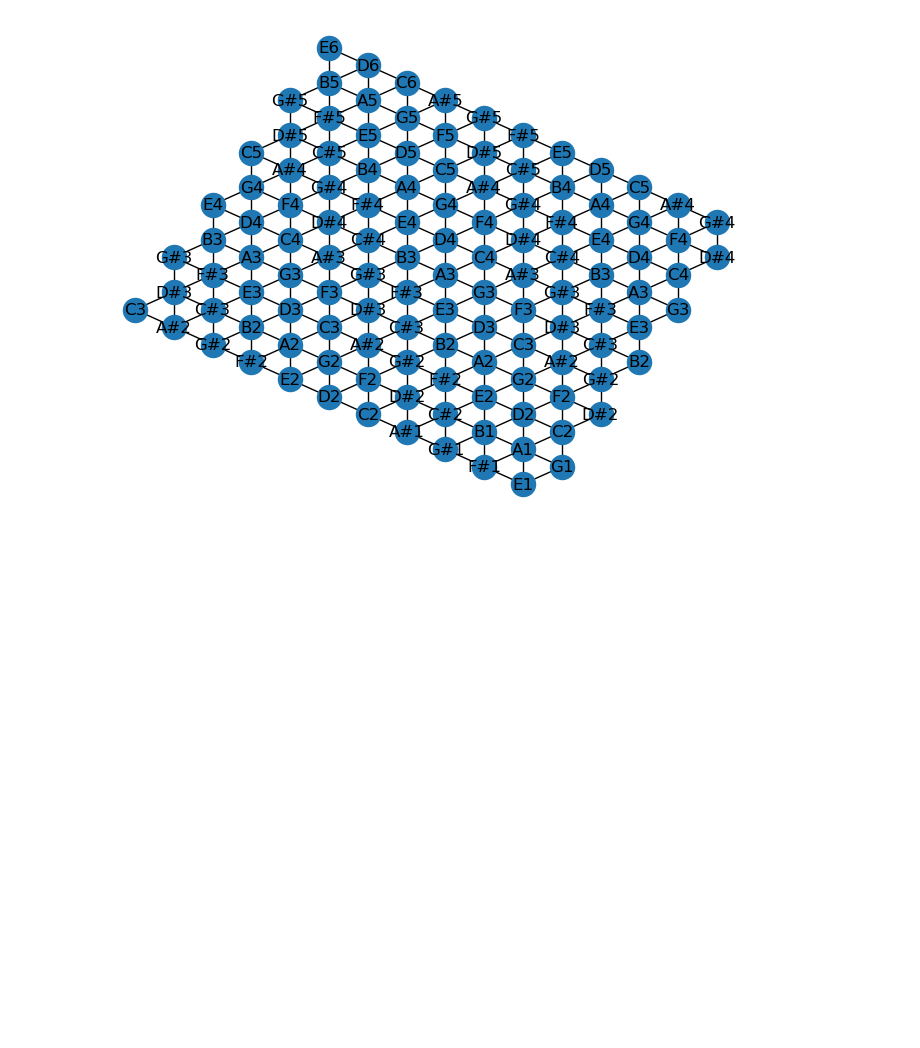
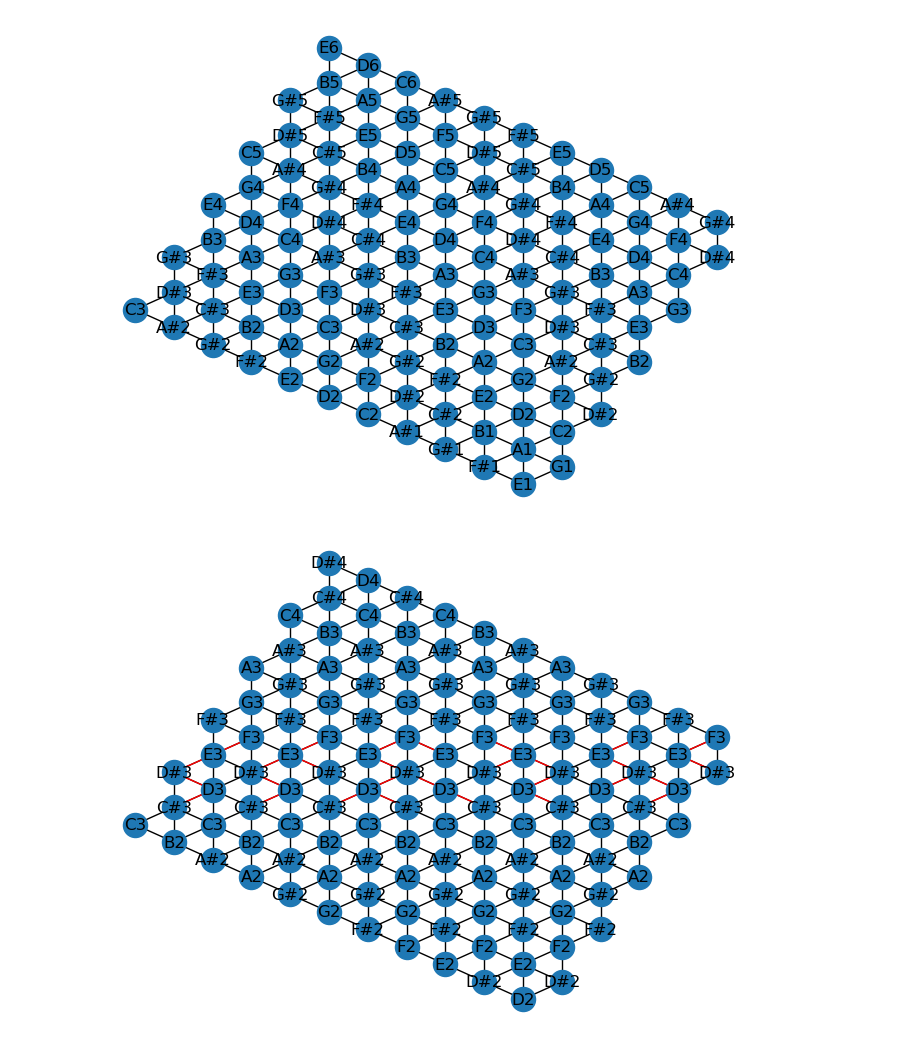
Before and after one commit to dziper/ECE227Tonnetz, a Jupyter notebook: SongAnalysis.ipynb, the cells around one changed output. Saved outputs shown, nothing was run; the diff lists cells and outputs as text; code cells hidden in the pictures; blank space fills up the shorter version.

Commit message:
Tonnetz with note sequence

```diff
--- a/SongAnalysis.ipynb
+++ b/SongAnalysis.ipynb
@@ -9,3 +9,11 @@ t = Tonnetz((2,3,7))
 t.draw()
 # %% [output]
 [figure]
+# %%
+from tonnetz import TonnetzSong
+
+ts = TonnetzSong((1,1,10))
+ts.analyze([1, 2, 3, 4, 5])
+ts.draw()
+# %% [output]
+[figure, added]
```
Also changed, not shown: 1 other file.
